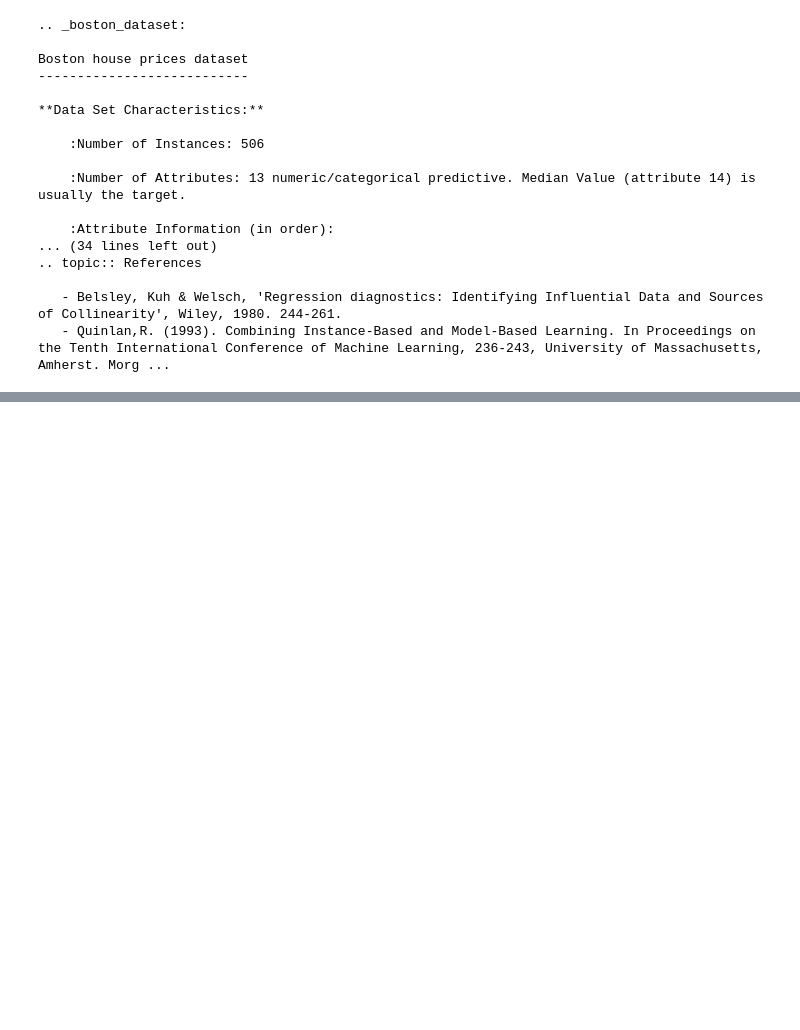
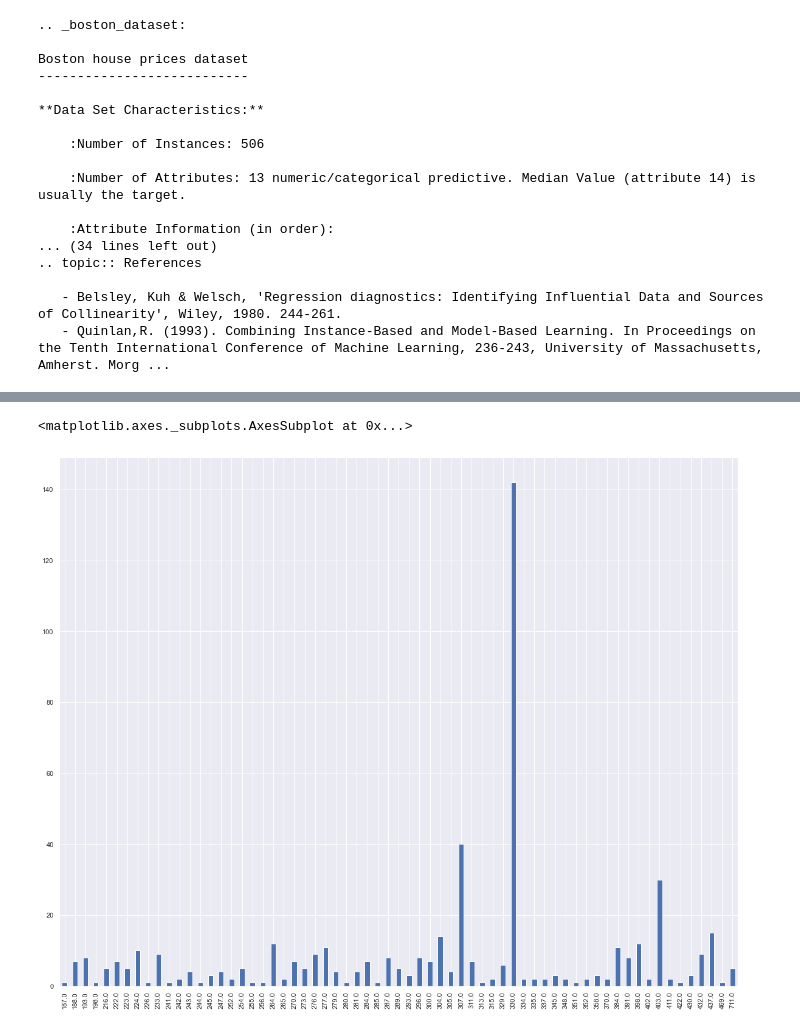
Before and after one commit to rgridnev/python_course, a Jupyter notebook: feature engeneering/homework-2.ipynb, the cells around one changed output, grey strips where cells are left out. Cells and saved outputs as stored; diff of their text form; code cells hidden in the pictures; blank space fills up the shorter version.

```diff
--- a/feature engeneering/homework-2.ipynb
+++ b/feature engeneering/homework-2.ipynb
@@ -57,3 +62,12 @@ Boston house prices dataset
+# %%
+# 666 похоже на аномалию (хотя, если посмотреть на 307 или 403 - не факт). Но согласно замечаниям преподавателя -
+# уберем ее методом приведения к медиане
+
+data.loc[data['TAX'] == 666, 'TAX'] = data.TAX.median()
+data.TAX.value_counts().sort_index().plot(kind='bar')
+# %% [output]
+<matplotlib.axes._subplots.AxesSubplot at 0x...>
+[figure, added]
 # %%
 # строим модель на данных "как есть" чтообы понимать от какого результата идём
 
```
Also changed, not shown: parts of 14 cells of this notebook, 6 other files.
